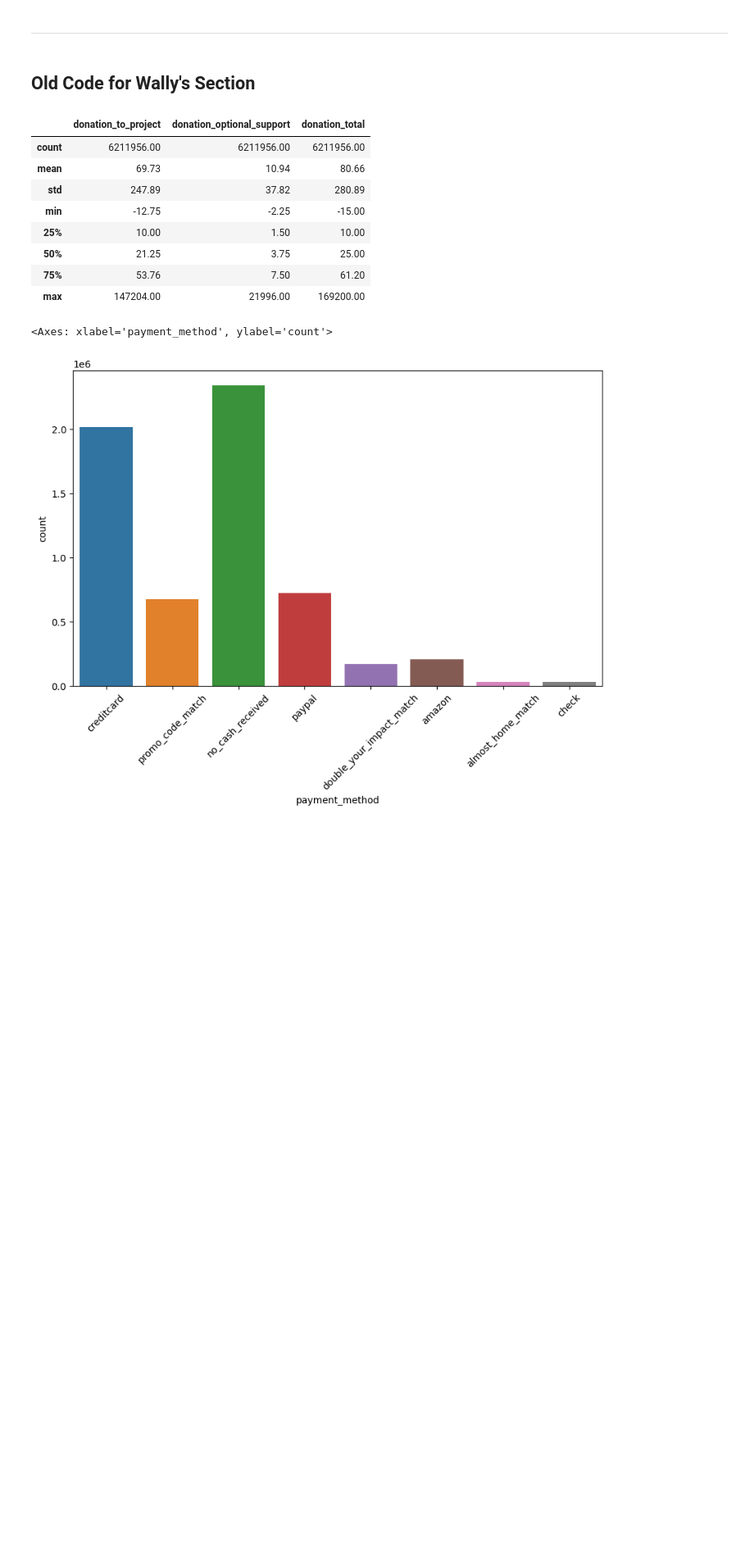
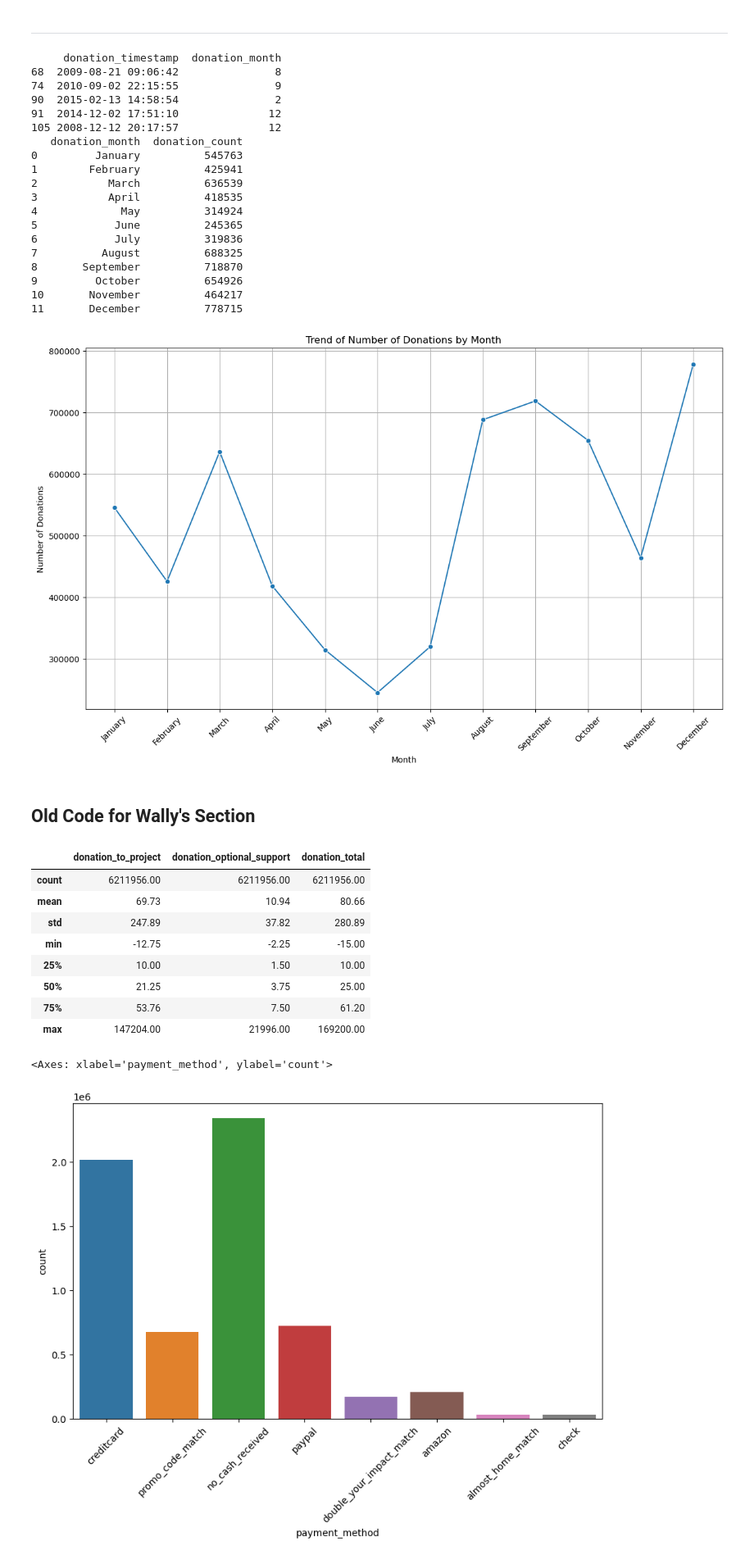
Before and after one commit to wallychang88/pythonforbusiness, a Jupyter notebook: Project_starterFile.ipynb, the cells around one changed output. Shown at 82% size. Drawn from its saved outputs; the diff is of its cells as text; code cells hidden in the pictures; blank space fills up the shorter version.

```diff
--- a/Project_starterFile.ipynb
+++ b/Project_starterFile.ipynb
@@ -710,5 +724,50 @@ plt.show()
 # %% [markdown]
 ________________________________________________________________________________________________
+# %%
+combined_df['donation_timestamp'] = pd.to_datetime(combined_df['donation_timestamp'])
+combined_df['donation_month'] = combined_df['donation_timestamp'].dt.month
+print(combined_df[['donation_timestamp', 'donation_month']].head())
+
+donation_count_monthly = combined_df.groupby('donation_month').size().reset_index(name='donation_count')
+month_names = {1: 'January', 2: 'February', 3: 'March', 4: 'April', 5: 'May', 6: 'June',
+               7: 'July', 8: 'August', 9: 'September', 10: 'October', 11: 'November', 12: 'December'}
+donation_count_monthly['donation_month'] = donation_count_monthly['donation_month'].map(month_names)
+
+
+donation_count_monthly['donation_month'] = pd.Categorical(donation_count_monthly['donation_month'],
+                                                          categories=month_names.values(), ordered=True)
+print(donation_count_monthly)
+
+
+plt.figure(figsize=(14, 8))
+sns.lineplot(data=donation_count_monthly, x='donation_month', y='donation_count', marker='o')
+plt.title('Trend of Number of Donations by Month')
+plt.xlabel('Month')
+plt.ylabel('Number of Donations')
+plt.grid(True)
+plt.xticks(rotation=45)
+plt.show()
+# %% [output]
+     donation_timestamp  donation_month
+68  2009-08-21 09:06:42               8
+74  2010-09-02 22:15:55               9
+90  2015-02-13 14:58:54               2
+91  2014-12-02 17:51:10              12
+105 2008-12-12 20:17:57              12
+   donation_month  donation_count
+0         January          545763
+1        February          425941
+2           March          636539
+3           April          418535
+4             May          314924
+5            June          245365
+6            July          319836
+7          August          688325
+8       September          718870
+9         October          654926
+10       November          464217
+11       December          778715
+[figure, added]
 # %% [markdown]
 ## Old Code for Wally's Section
 # %%
```
Also changed, not shown: parts of 1 cell of this notebook.
